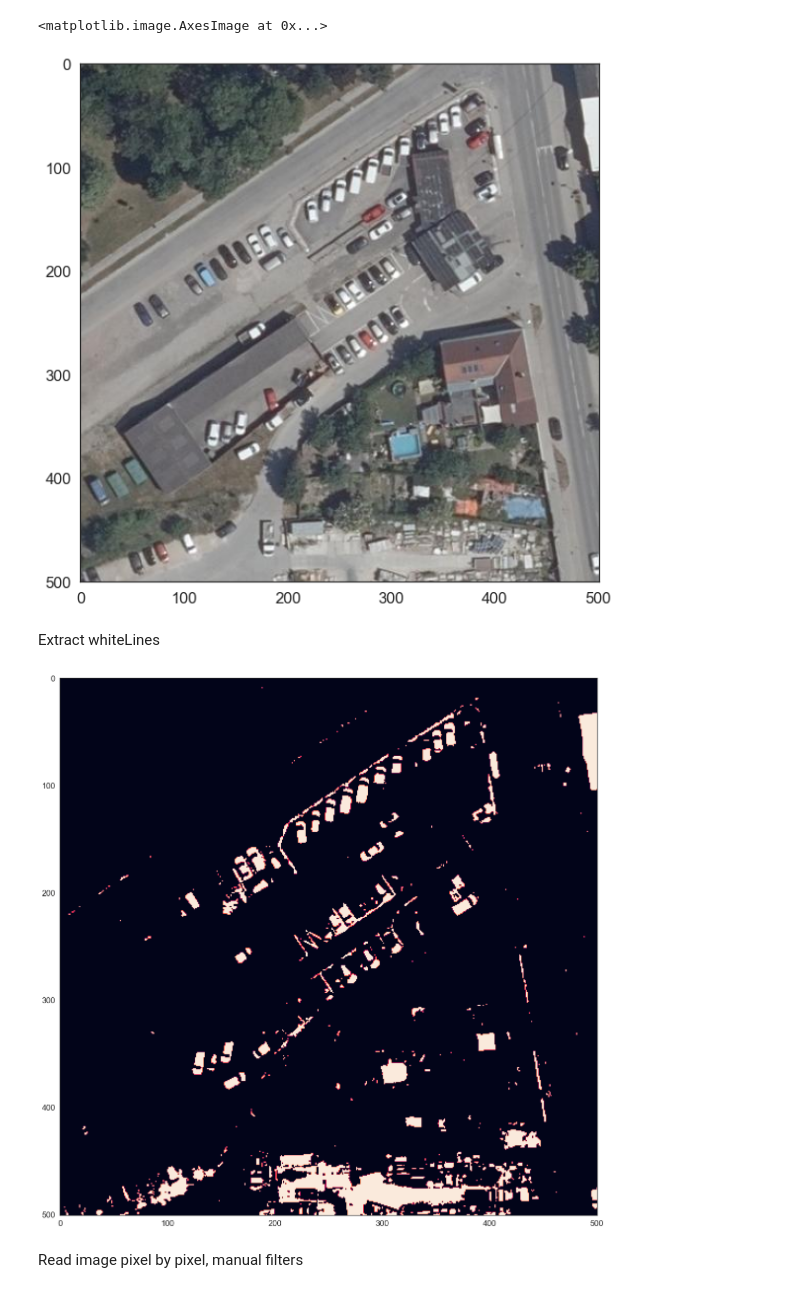
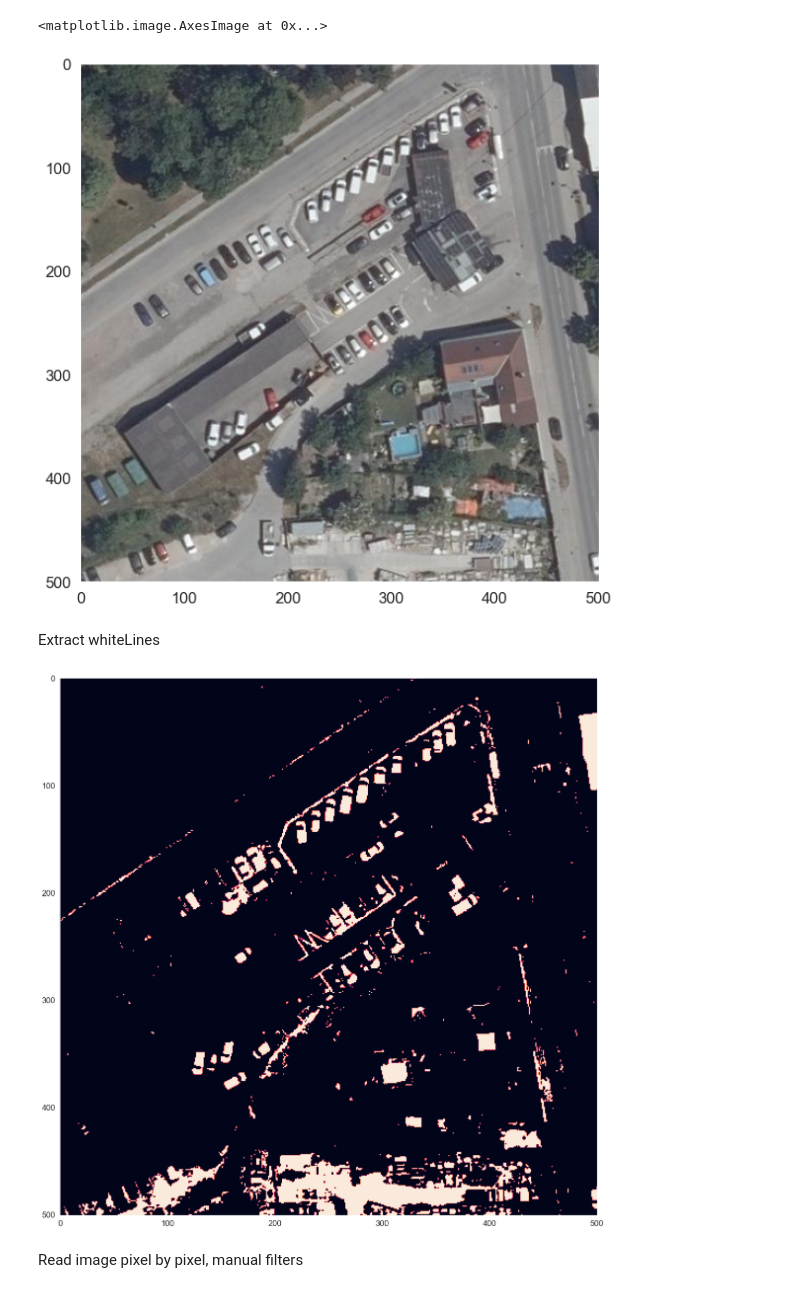
Before and after one commit to JhonnCarvajal/TU-InstituteofTransportSciences, a Jupyter notebook: CustomizeFilters.ipynb, the cells around one changed output. Cells and saved outputs as stored; diff of their text form; code cells hidden in the pictures.

```diff
--- a/CustomizeFilters.ipynb
+++ b/CustomizeFilters.ipynb
@@ -4,10 +4,11 @@ import numpy as np
 from matplotlib import pyplot as plt
 import seaborn as sns
 sns.set(font_scale=1.5)
-sns.set_style("white")
+sns.set_style("dark")
 # %%
 
-image = Image.open("tilesForFilterTesting/tifclip5.tif")
+filename ="tilesForFilterTesting/tifclip5.tif"
+image = Image.open(filename)
 image_to_np_array = np.array(image)
 
 fig, ax = plt.subplots(figsize=(10,10))
@@ -15,7 +16,7 @@ fig, ax = plt.subplots(figsize=(10,10))
 ax.imshow(image)
 # %% [output]
 <matplotlib.image.AxesImage at 0x...>
-[figure, old version]
+[figure, new version]
 # %%
 
 # Split the three channels
@@ -29,14 +30,14 @@ Extract whiteLines
 # %%
 # Standard RGB to grayscale
 bitmap = list(map(lambda x:x[2], zip(r,g,b)))
 bitmap = np.array(bitmap).reshape([image_to_np_array.shape[0], image_to_np_array.shape[1]])
-bitmap = np.dot((bitmap > 170).astype(float),255)
+bitmap = np.dot((bitmap > 165).astype(float),255)
 im = Image.fromarray(bitmap.astype(np.uint8))
 fig, ax = plt.subplots(figsize =(20,20))
 ax.imshow(im)
-im.save('imagesProcessedByFilters/last.tif')
+im.save('imagesProcessedByFilters/ExtractWhiteLines.tif')
 # %% [output]
-[figure, old version]
+[figure, new version]
 # %% [markdown]
 Read image pixel by pixel, manual filters
 # %%
```
Also changed, not shown: parts of 2 cells of this notebook, 2 other files.
